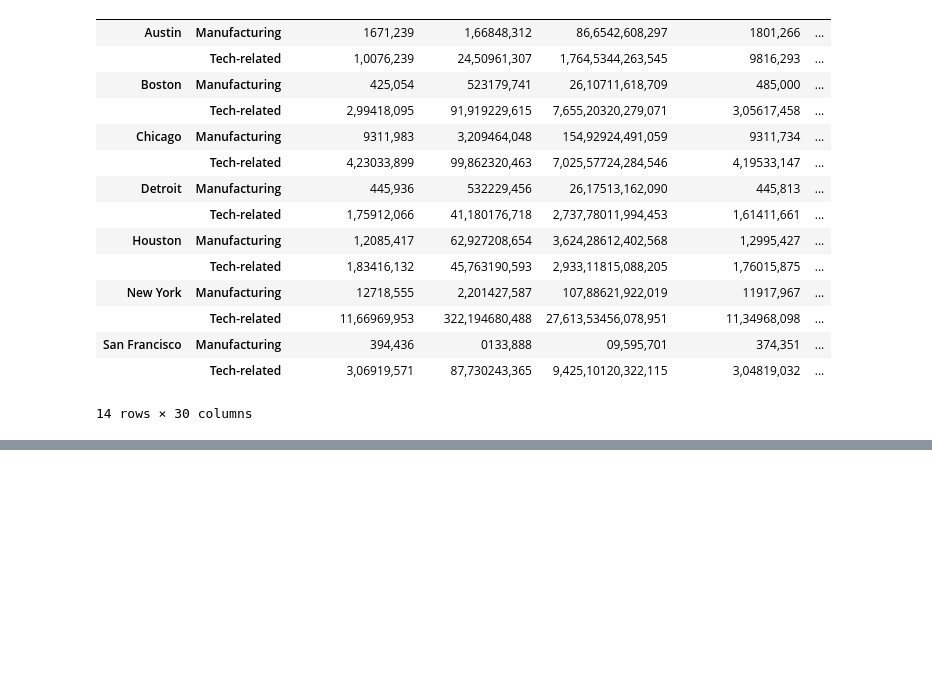
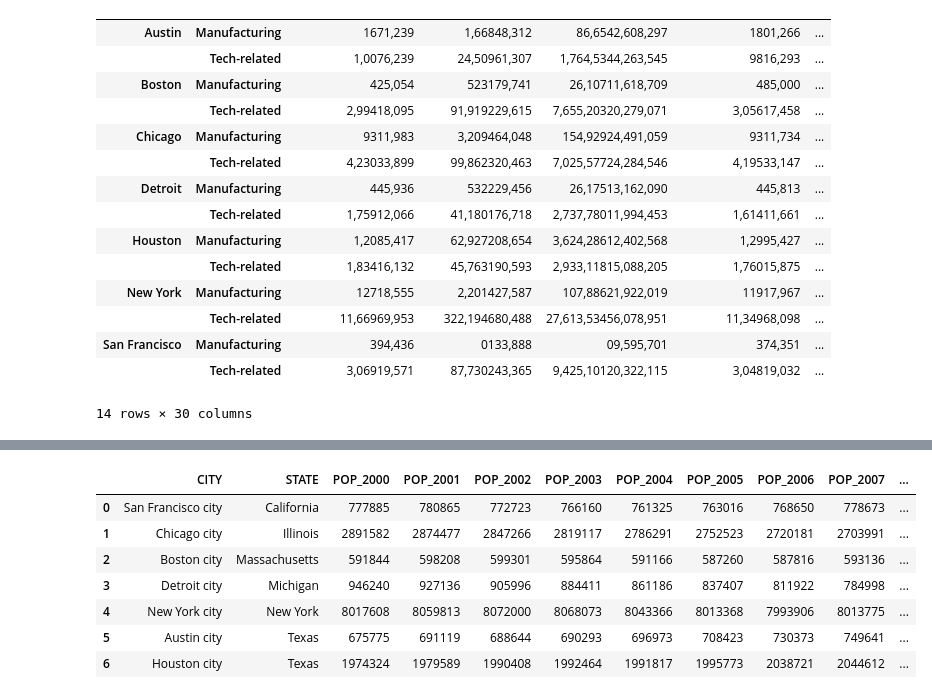
Before and after one commit to Yatish-Mullaji/Project---1, a Jupyter notebook: US_cities_stats.ipynb, the cells around one changed output, grey strips where cells are left out. Cells and saved outputs as stored; diff of their text form; code cells hidden in the pictures; blank space fills up the shorter version.

```diff
--- a/US_cities_stats.ipynb
+++ b/US_cities_stats.ipynb
@@ -1051,0 +1075,31 @@ ValueError: Unrecognized character 6 in format string
+# %%
+file_pop_20002009_cleaned_df=file_pop_20002009_df.drop(columns=['SUMLEV', 'STATE',"COUNTY","PLACE","COUSUB","ESTIMATESBASE2000","CENSUS2010POP","POPESTIMATE2010"])
+file_pop_20002009_cleaned_df=file_pop_20002009_cleaned_df.rename(columns={"NAME":"CITY","STNAME":"STATE",
+                                             "POPESTIMATE2000":"POP_2000",
+                                            "POPESTIMATE2001":"POP_2001",
+                                            "POPESTIMATE2002":"POP_2002",
+                                            "POPESTIMATE2003":"POP_2003",
+                                            "POPESTIMATE2004":"POP_2004",
+                                            "POPESTIMATE2005":"POP_2005",
+                                            "POPESTIMATE2006":"POP_2006",
+                                            "POPESTIMATE2007":"POP_2007",
+                                            "POPESTIMATE2008":"POP_2008",
+                                            "POPESTIMATE2009":"POP_2009"})
+cities=["Austin city","Houston city","San Francisco city","Detroit city","Chicago city","Boston city","New York city"]
+states=["Texas","California","Illinois","Massachusetts","Michigan","New York"]
+#file_pop_20002009_cleaned_df.head()
+
+file_pop_20002009_cleaned_df=file_pop_20002009_cleaned_df[file_pop_20002009_cleaned_df[["CITY"]].isin(cities).any(axis=1)]
+file_pop_20002009_cleaned_df=file_pop_20002009_cleaned_df[file_pop_20002009_cleaned_df[["STATE"]].isin(states).any(axis=1)]
+file_pop_20002009_cleaned_df.drop_duplicates(subset='CITY', keep='first',inplace=True)
+file_pop_20002009_cleaned_df.reset_index(drop=True,inplace=True)
+file_pop_20002009_cleaned_df
+# %% [output]
+|  | CITY | STATE | POP_2000 | POP_2001 | POP_2002 | POP_2003 | POP_2004 | POP_2005 | POP_2006 | POP_2007 | ... |
+| 0 | San Francisco city | California | 777885 | 780865 | 772723 | 766160 | 761325 | 763016 | 768650 | 778673 | ... |
+| 1 | Chicago city | Illinois | 2891582 | 2874477 | 2847266 | 2819117 | 2786291 | 2752523 | 2720181 | 2703991 | ... |
+| 2 | Boston city | Massachusetts | 591844 | 598208 | 599301 | 595864 | 591166 | 587260 | 587816 | 593136 | ... |
+| 3 | Detroit city | Michigan | 946240 | 927136 | 905996 | 884411 | 861186 | 837407 | 811922 | 784998 | ... |
+| 4 | New York city | New York | 8017608 | 8059813 | 8072000 | 8068073 | 8043366 | 8013368 | 7993906 | 8013775 | ... |
+| 5 | Austin city | Texas | 675775 | 691119 | 688644 | 690293 | 696973 | 708423 | 730373 | 749641 | ... |
+| 6 | Houston city | Texas | 1974324 | 1979589 | 1990408 | 1992464 | 1991817 | 1995773 | 2038721 | 2044612 | ... |
```
Also changed, not shown: parts of 9 cells of this notebook, 1 other file.
